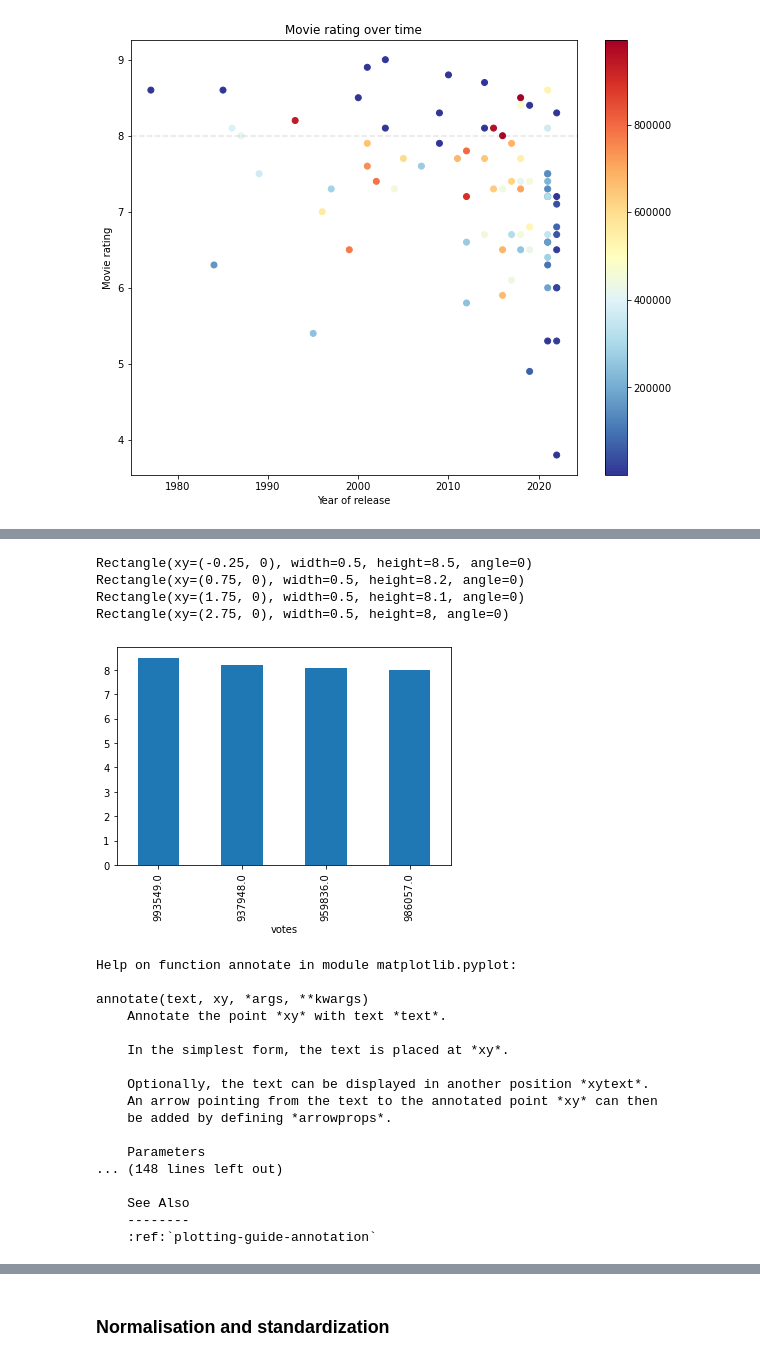
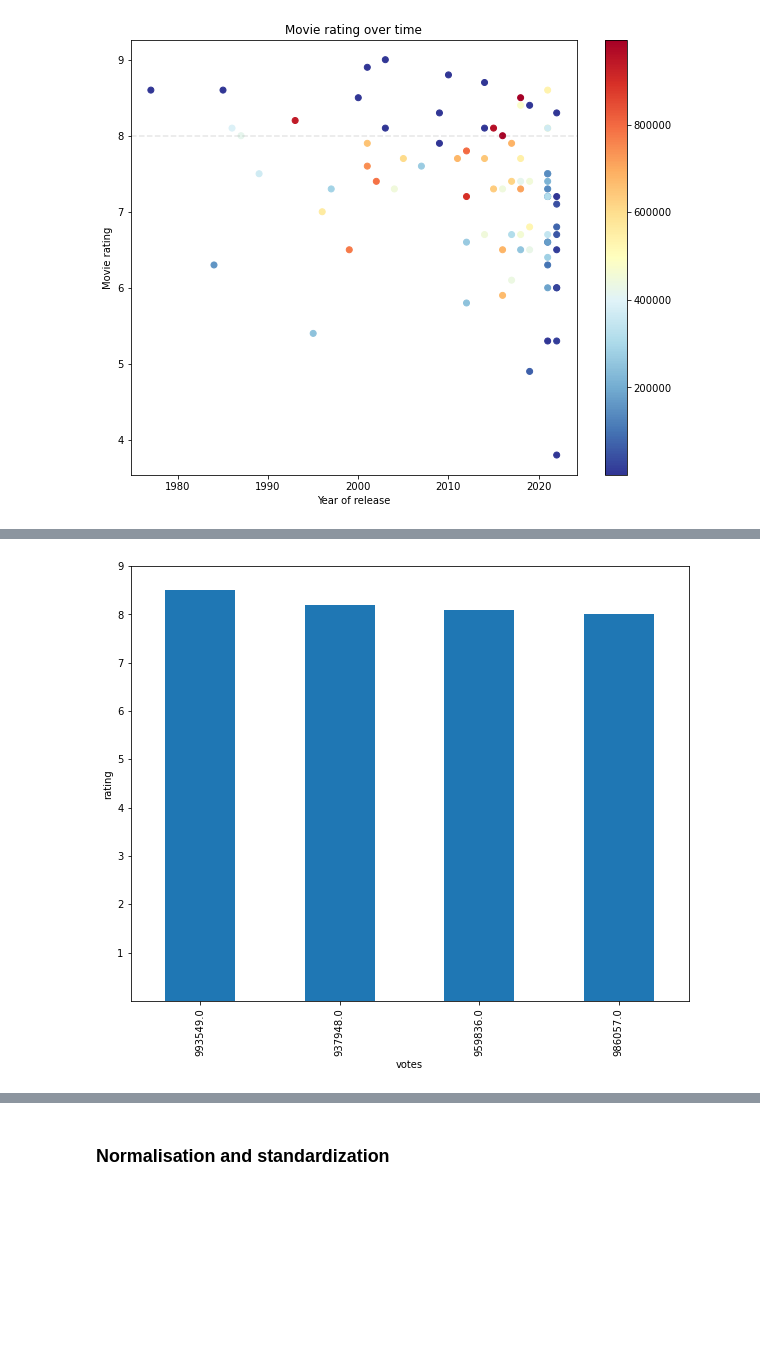
Before and after one commit to RitthujaKandasamy/imdb_challenge, a Jupyter notebook: analysis.ipynb, the cells around one changed output, grey strips where cells are left out. Drawn from its saved outputs; the diff is of its cells as text; code cells hidden in the pictures; blank space fills up the shorter version.

```diff
--- a/analysis.ipynb
+++ b/analysis.ipynb
@@ -73,36 +74,16 @@ movies_to_recommend
 | 54 | Jurassic Park | A pragmatic paleontologist tourin... | 1993 | Steven Spielberg | 8.2 | 127.0 | Action, Adventure, Sci-Fi | Sam Neill, Laura Dern, Jeff Goldb... | ... |
 | 38 | Mad Max: Fury Road | In a post-apocalyptic wasteland, ... | 2015 | George Miller | 8.1 | 120.0 | Action, Adventure, Sci-Fi | Tom Hardy, Charlize Theron, Nicho... | ... |
 | 49 | Deadpool | A wisecracking mercenary gets exp... | 2016 | Tim Miller | 8.0 | 108.0 | Action, Adventure, Comedy | Ryan Reynolds, Morena Baccarin, T... | ... |
-# %%
-ax = movies_to_recommend.set_index('votes')['rating'].plot(kind = 'bar')
-for p in ax.patches:
-    p.annote('')
-# %% [output]
-Rectangle(xy=(-0.25, 0), width=0.5, height=8.5, angle=0)
-Rectangle(xy=(0.75, 0), width=0.5, height=8.2, angle=0)
-Rectangle(xy=(1.75, 0), width=0.5, height=8.1, angle=0)
-Rectangle(xy=(2.75, 0), width=0.5, height=8, angle=0)
-[figure, removed]
-# %%
-help(plt.annotate)
-# %% [output]
-Help on function annotate in module matplotlib.pyplot:
-
-annotate(text, xy, *args, **kwargs)
-    Annotate the point *xy* with text *text*.
-
-    In the simplest form, the text is placed at *xy*.
-
-    Optionally, the text can be displayed in another position *xytext*.
-    An arrow pointing from the text to the annotated point *xy* can then
-    be added by defining *arrowprops*.
-
-    Parameters
-... (148 lines left out)
-
-    See Also
-    --------
-    :ref:`plotting-guide-annotation`
+# %%
+movies_to_recommend.set_index('votes')['rating'].plot(kind = 'bar', figsize = (10, 8))
+
+plt.yticks(range(1, 10))
+plt.ylabel('rating')
+
+plt.show()
+# plt.savefig('movies_to_recommend.png')
+# %% [output]
+[figure, added]
 # %%
 # worst rated movie
 data[ data['rating'] < 4 ]
```
Also changed, not shown: parts of 9 cells of this notebook, 2 other files.
